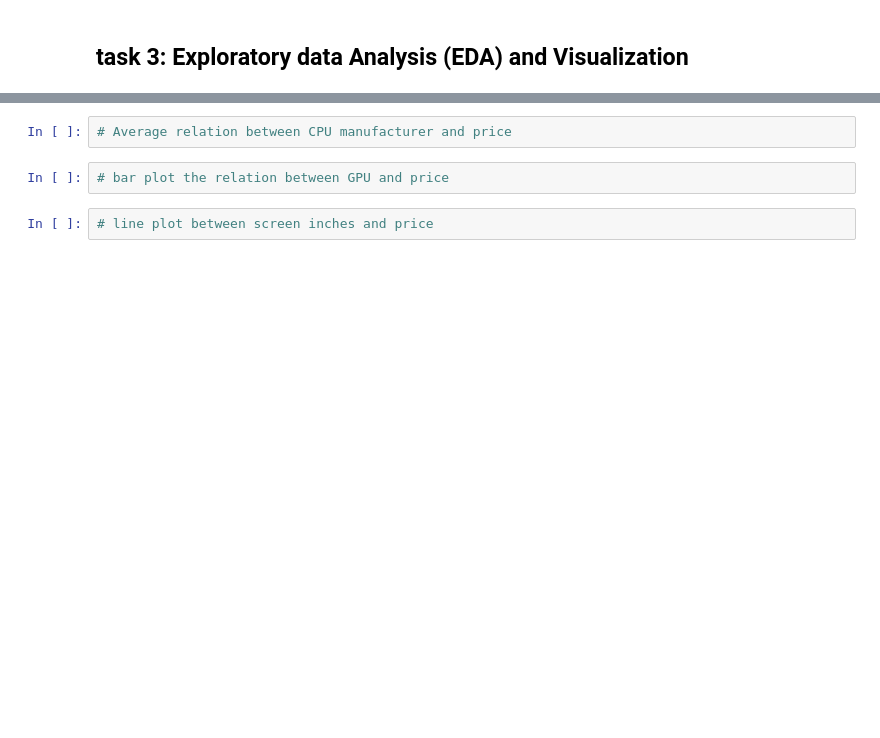
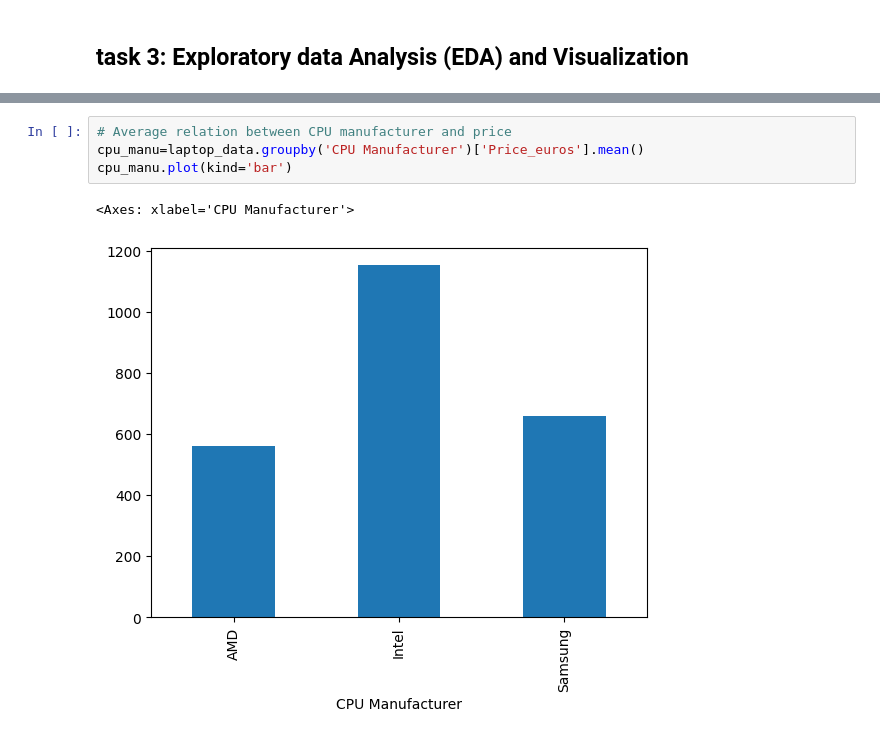
Before and after one commit to Immortal-Pi/KAG, a Jupyter notebook: presentation/data_analysis.ipynb, the cells around one changed output, grey strips where cells are left out. Drawn from its saved outputs; the diff is of its cells as text; blank space fills up the shorter version.

```diff
--- a/presentation/data_analysis.ipynb
+++ b/presentation/data_analysis.ipynb
@@ -77,6 +234,7 @@ import re
 # %%
 # Average relation between CPU manufacturer and price
+cpu_manu=laptop_data.groupby('CPU Manufacturer')['Price_euros'].mean()
+cpu_manu.plot(kind='bar')
+# %% [output]
+<Axes: xlabel='CPU Manufacturer'>
+[figure, added]
-# %%
-# bar plot the relation between GPU and price
-# %%
-# line plot between screen inches and price
```
Also changed, not shown: parts of 19 cells of this notebook, 10 other files.
